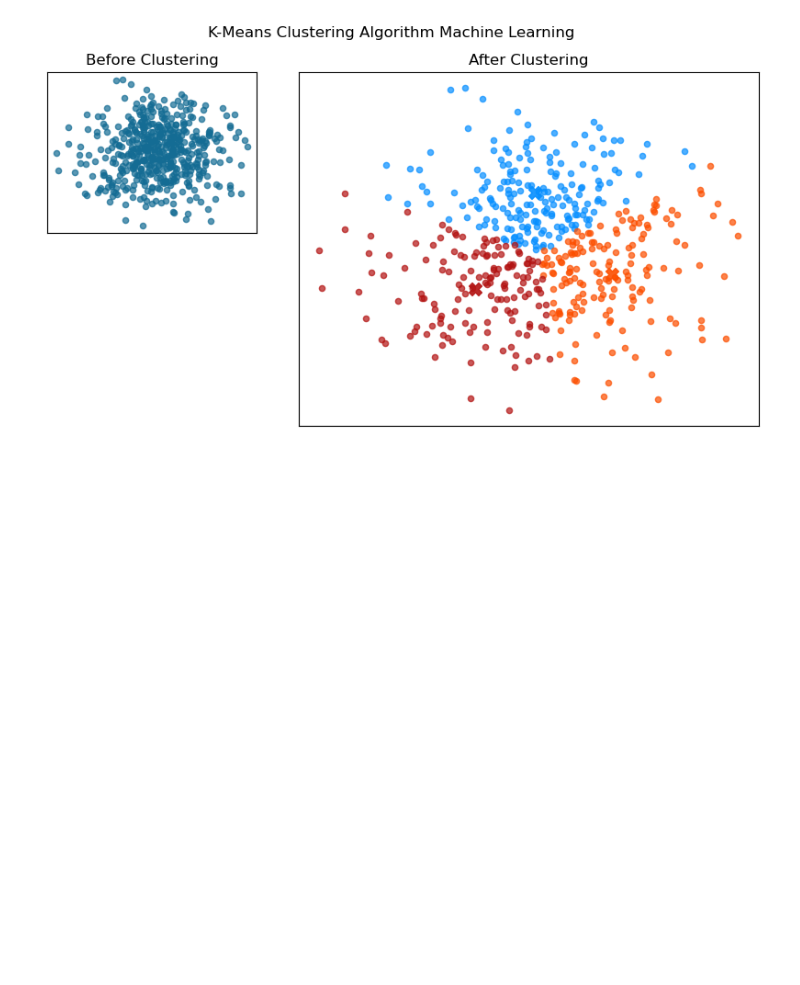
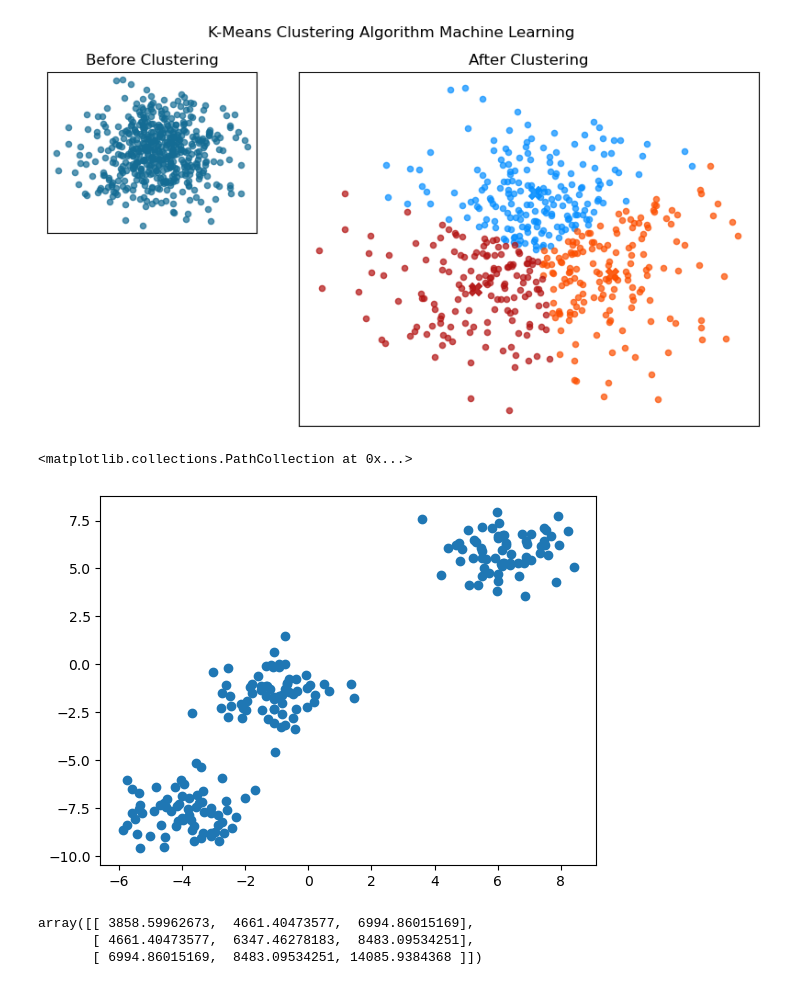
Before and after one commit to nguynlb/DataScience, a Jupyter notebook: MachineLearning/KMeans with Sklearn.ipynb, the cells around one changed output. Cells and saved outputs as stored; diff of their text form; code cells hidden in the pictures; blank space fills up the shorter version.

```diff
--- a/MachineLearning/KMeans with Sklearn.ipynb
+++ b/MachineLearning/KMeans with Sklearn.ipynb
@@ -128,3 +128,10 @@ ax_before.set_title("Before Clustering")
 ax_after.set_title("After Clustering");
 # %% [output]
 [figure]
+# %%
+data_set, _ = make_blobs(n_samples = 200, n_features = 3)
+
+plt.scatter(data_set[:, 0], data_set[:, 1])
+# %% [output]
+<matplotlib.collections.PathCollection at 0x...>
+[figure, added]
@@ -130,0 +142,6 @@ ax_after.set_title("After Clustering");
+# %%
+cov
+# %% [output]
+array([[ 3858.59962673,  4661.40473577,  6994.86015169],
+       [ 4661.40473577,  6347.46278183,  8483.09534251],
+       [ 6994.86015169,  8483.09534251, 14085.9384368 ]])
```
Also changed, not shown: parts of 8 cells of this notebook.
